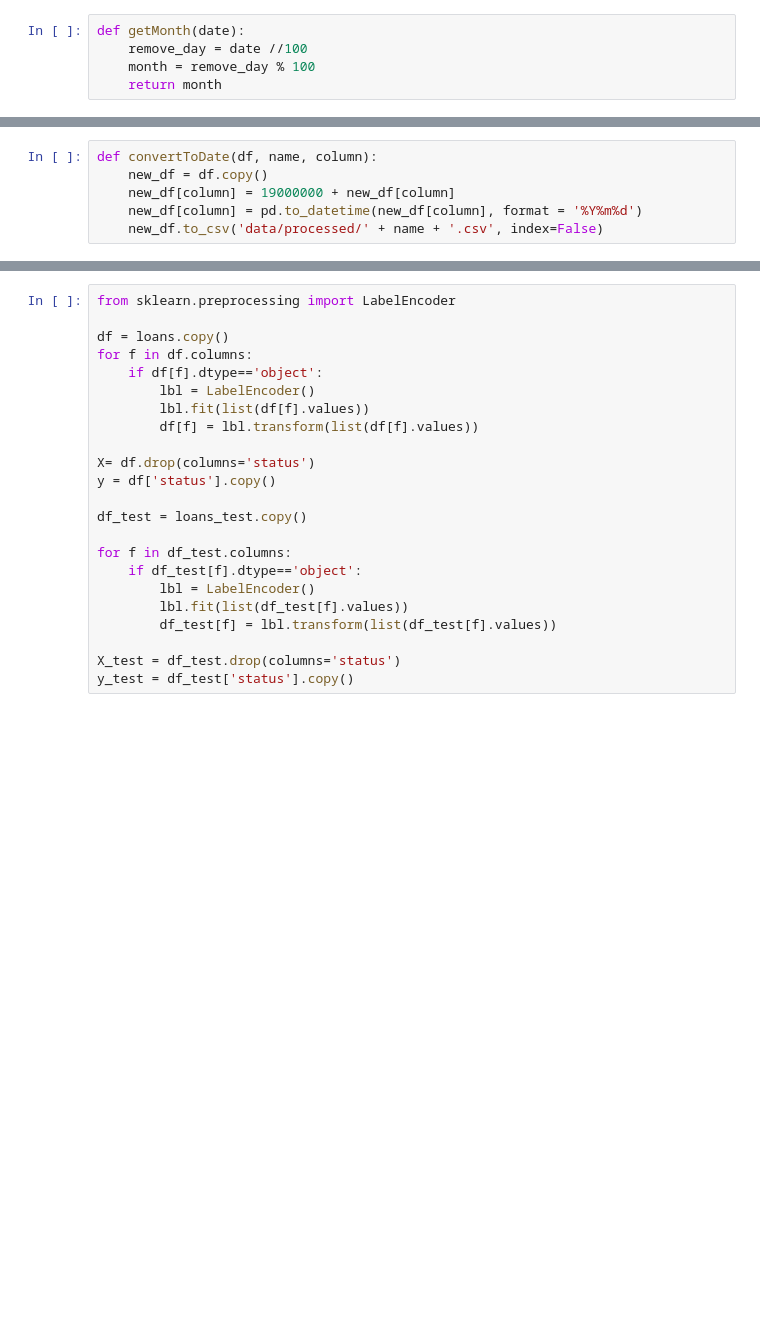
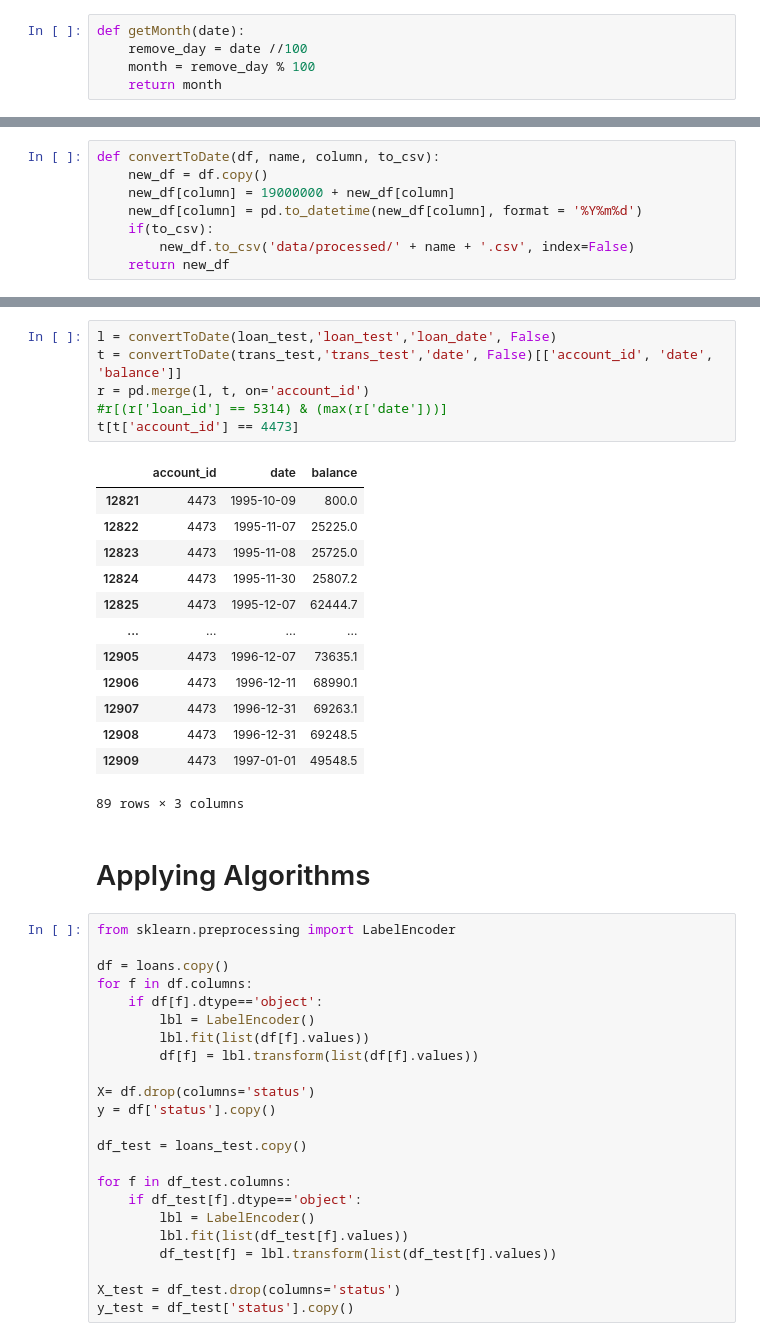
Before and after one commit to RicardoBoia2017/FEUP_ECAC, a Jupyter notebook: Project.ipynb, the cells around one changed output, grey strips where cells are left out. Saved outputs shown, nothing was run; the diff lists cells and outputs as text; blank space fills up the shorter version.

```diff
--- a/Project.ipynb
+++ b/Project.ipynb
@@ -88,6 +103,8 @@ def getLoansInfo(loan_df):
 # %%
-def convertToDate(df, name, column):
+def convertToDate(df, name, column, to_csv):
     new_df = df.copy()
     new_df[column] = 19000000 + new_df[column]
     new_df[column] = pd.to_datetime(new_df[column], format = '%Y%m%d')
-    new_df.to_csv('data/processed/' + name + '.csv', index=False)
+    if(to_csv):
+        new_df.to_csv('data/processed/' + name + '.csv', index=False)
+    return new_df
@@ -109,3 +155,25 @@ def processDates():
+# %%
+l = convertToDate(loan_test,'loan_test','loan_date', False)
+t = convertToDate(trans_test,'trans_test','date', False)[['account_id', 'date', 'balance']]
+r = pd.merge(l, t, on='account_id')
+#r[(r['loan_id'] == 5314) & (max(r['date']))]
+t[t['account_id'] == 4473]
+# %% [output]
+|  | account_id | date | balance |
+| 12821 | 4473 | 1995-10-09 | 800.0 |
+| 12822 | 4473 | 1995-11-07 | 25225.0 |
+| 12823 | 4473 | 1995-11-08 | 25725.0 |
+| 12824 | 4473 | 1995-11-30 | 25807.2 |
+| 12825 | 4473 | 1995-12-07 | 62444.7 |
+| ... | ... | ... | ... |
+| 12905 | 4473 | 1996-12-07 | 73635.1 |
+| 12906 | 4473 | 1996-12-11 | 68990.1 |
+| 12907 | 4473 | 1996-12-31 | 69263.1 |
+| 12908 | 4473 | 1996-12-31 | 69248.5 |
+| 12909 | 4473 | 1997-01-01 | 49548.5 |
+89 rows × 3 columns
+# %% [markdown]
+# Applying Algorithms
 # %%
 from sklearn.preprocessing import LabelEncoder
 
```
Also changed, not shown: parts of 8 cells of this notebook, 2 other files.
